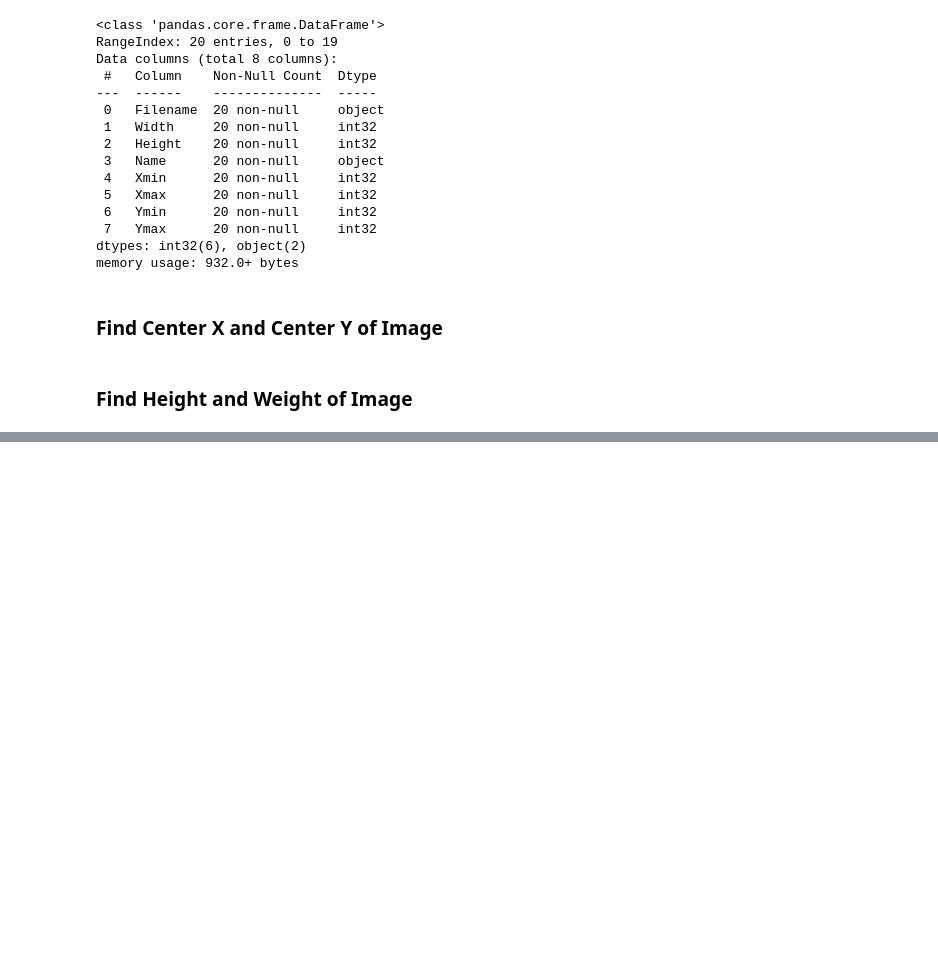
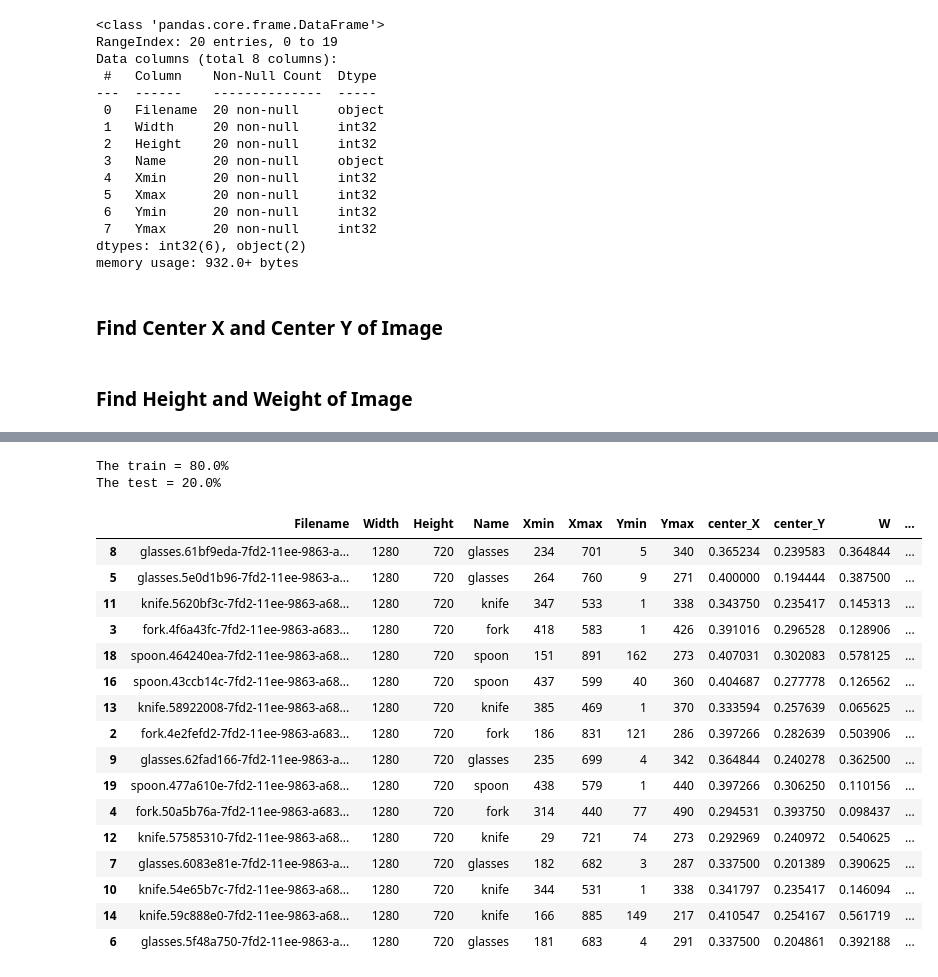
Before and after one commit to ASV1995/object_detection, a Jupyter notebook: objd/Object_Detection_Project.ipynb, the cells around one changed output, grey strips where cells are left out. Saved outputs shown, nothing was run; the diff lists cells and outputs as text; code cells hidden in the pictures; blank space fills up the shorter version.

```diff
--- a/objd/Object_Detection_Project.ipynb
+++ b/objd/Object_Detection_Project.ipynb
@@ -162,0 +182,2 @@ df.head()
+# %%
+df = pd.read_csv('objd_data.csv')
@@ -162,0 +197,28 @@ df.head()
+# %%
+train, test = train_test_split(df, test_size=0.2, random_state = 42)
+# %%
+print(f'The train = {len(train) / (len(train) + len(test)) * 100}%')
+print(f'The test = {len(test) / (len(train) + len(test)) * 100}%')
+# %% [output]
+The train = 80.0%
+The test = 20.0%
+# %%
+train
+# %% [output]
+|  | Filename | Width | Height | Name | Xmin | Xmax | Ymin | Ymax | center_X | center_Y | W | ... |
+| 8 | glasses.61bf9eda-7fd2-11ee-9863-a... | 1280 | 720 | glasses | 234 | 701 | 5 | 340 | 0.365234 | 0.239583 | 0.364844 | ... |
+| 5 | glasses.5e0d1b96-7fd2-11ee-9863-a... | 1280 | 720 | glasses | 264 | 760 | 9 | 271 | 0.400000 | 0.194444 | 0.387500 | ... |
+| 11 | knife.5620bf3c-7fd2-11ee-9863-a68... | 1280 | 720 | knife | 347 | 533 | 1 | 338 | 0.343750 | 0.235417 | 0.145313 | ... |
+| 3 | fork.4f6a43fc-7fd2-11ee-9863-a683... | 1280 | 720 | fork | 418 | 583 | 1 | 426 | 0.391016 | 0.296528 | 0.128906 | ... |
+| 18 | spoon.464240ea-7fd2-11ee-9863-a68... | 1280 | 720 | spoon | 151 | 891 | 162 | 273 | 0.407031 | 0.302083 | 0.578125 | ... |
+| 16 | spoon.43ccb14c-7fd2-11ee-9863-a68... | 1280 | 720 | spoon | 437 | 599 | 40 | 360 | 0.404687 | 0.277778 | 0.126562 | ... |
+| 13 | knife.58922008-7fd2-11ee-9863-a68... | 1280 | 720 | knife | 385 | 469 | 1 | 370 | 0.333594 | 0.257639 | 0.065625 | ... |
+| 2 | fork.4e2fefd2-7fd2-11ee-9863-a683... | 1280 | 720 | fork | 186 | 831 | 121 | 286 | 0.397266 | 0.282639 | 0.503906 | ... |
+| 9 | glasses.62fad166-7fd2-11ee-9863-a... | 1280 | 720 | glasses | 235 | 699 | 4 | 342 | 0.364844 | 0.240278 | 0.362500 | ... |
+| 19 | spoon.477a610e-7fd2-11ee-9863-a68... | 1280 | 720 | spoon | 438 | 579 | 1 | 440 | 0.397266 | 0.306250 | 0.110156 | ... |
+| 4 | fork.50a5b76a-7fd2-11ee-9863-a683... | 1280 | 720 | fork | 314 | 440 | 77 | 490 | 0.294531 | 0.393750 | 0.098437 | ... |
+| 12 | knife.57585310-7fd2-11ee-9863-a68... | 1280 | 720 | knife | 29 | 721 | 74 | 273 | 0.292969 | 0.240972 | 0.540625 | ... |
+| 7 | glasses.6083e81e-7fd2-11ee-9863-a... | 1280 | 720 | glasses | 182 | 682 | 3 | 287 | 0.337500 | 0.201389 | 0.390625 | ... |
+| 10 | knife.54e65b7c-7fd2-11ee-9863-a68... | 1280 | 720 | knife | 344 | 531 | 1 | 338 | 0.341797 | 0.235417 | 0.146094 | ... |
+| 14 | knife.59c888e0-7fd2-11ee-9863-a68... | 1280 | 720 | knife | 166 | 885 | 149 | 217 | 0.410547 | 0.254167 | 0.561719 | ... |
+| 6 | glasses.5f48a750-7fd2-11ee-9863-a... | 1280 | 720 | glasses | 181 | 683 | 4 | 291 | 0.337500 | 0.204861 | 0.392188 | ... |
```
Also changed, not shown: parts of 17 cells of this notebook, 1 other file.
